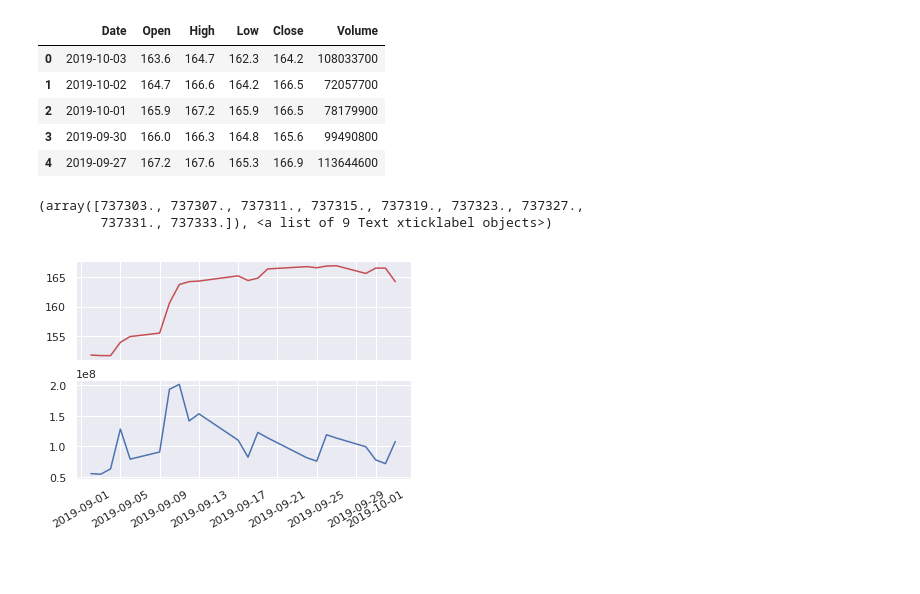
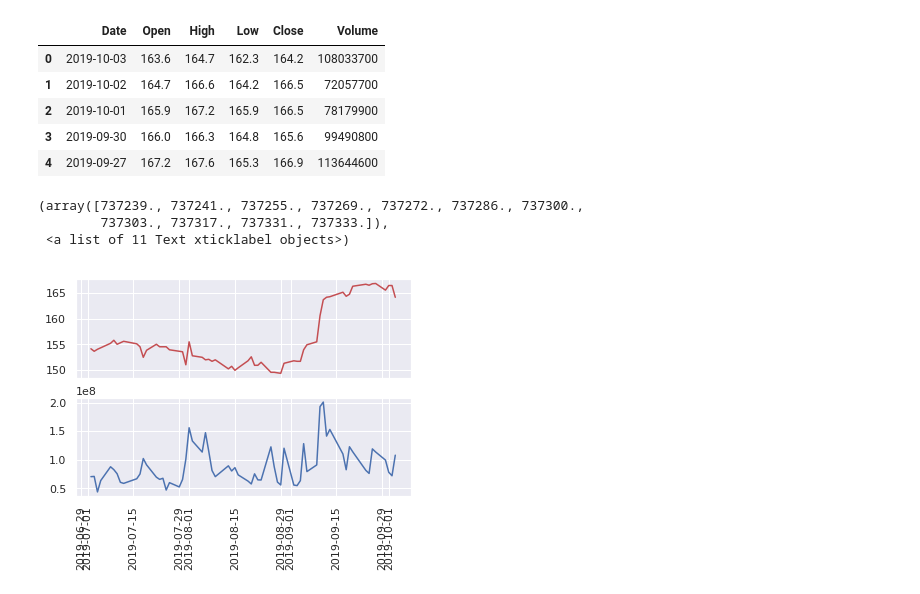
Before and after one commit to amicuscertus/Colab001, a Jupyter notebook: stock002.ipynb, the cells around one changed output. Cells and saved outputs as stored; diff of their text form; code cells hidden in the pictures; blank space fills up the shorter version.

```diff
--- a/stock002.ipynb
+++ b/stock002.ipynb
@@ -75,7 +75,7 @@ To register the converters:
         737272., 737303., 737333.]), <a list of 10 Text xticklabel objects>)
 [figure]
 # %%
-dt = df[df['Date'] > '2019-09-01']
+dt = df[df['Date'] > '2019-07-01']
 dt.head()
 # %% [output]
 |  | Date | Open | High | Low | Close | Volume |
@@ -87,12 +87,13 @@ dt.head()
 # %%
 fig, (ax1, ax2) = plt.subplots(nrows=2, ncols=1, sharex=True)
 ax1.plot(dt['Date'], dt['Close'], color='r')
 ax2.plot(dt['Date'], dt['Volume'])
-plt.xticks(rotation=30)
+plt.xticks(rotation=90)
 # %% [output]
-(array([737303., 737307., 737311., 737315., 737319., 737323., 737327.,
-        737331., 737333.]), <a list of 9 Text xticklabel objects>)
+(array([737239., 737241., 737255., 737269., 737272., 737286., 737300.,
+        737303., 737317., 737331., 737333.]),
+ <a list of 11 Text xticklabel objects>)
-[figure, old version]
+[figure, new version]
 # %%
 import plotly.graph_objects as go
 # %%
```
Also changed, not shown: parts of 1 cell of this notebook.
